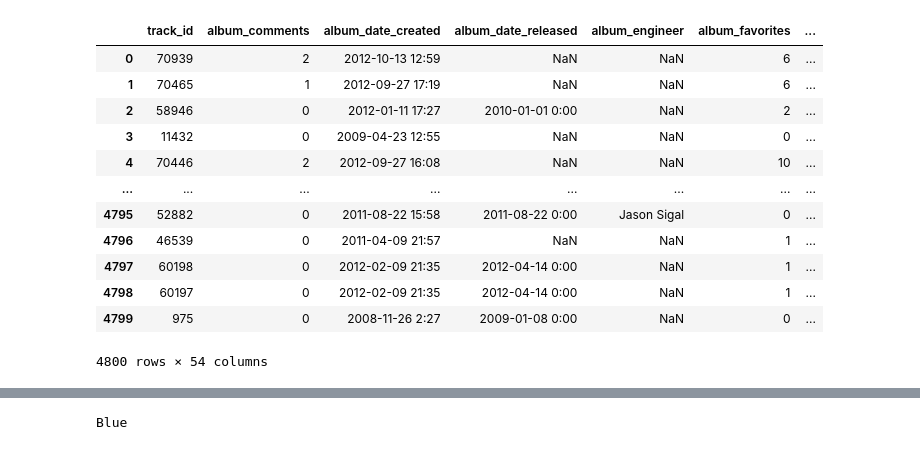
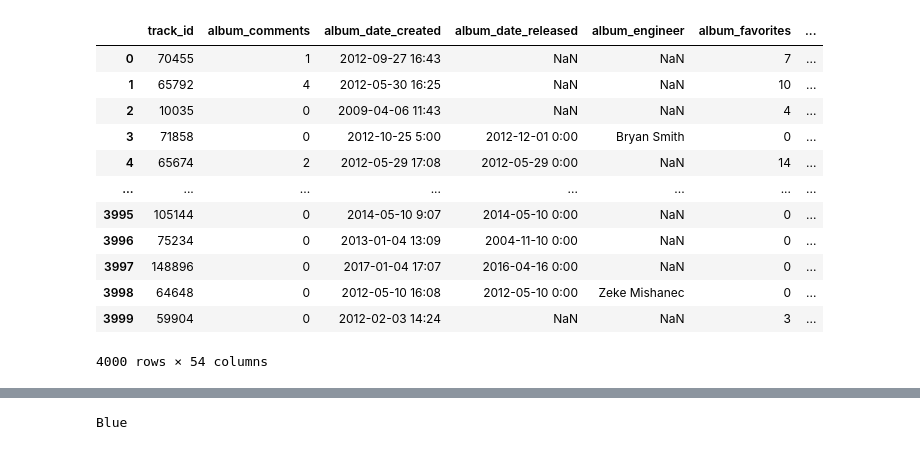
Before and after one commit to AxelCano/Music-Genre, a Jupyter notebook: Feature Extraction new Dataset.ipynb, the cells around one changed output, grey strips where cells are left out. Drawn from its saved outputs; the diff is of its cells as text; code cells hidden in the pictures.

```diff
--- a/Feature Extraction new Dataset.ipynb
+++ b/Feature Extraction new Dataset.ipynb
@@ -7,17 +128,17 @@ import librosa.display
 # %%
-data = pd.read_csv('balance_dataset_v1.csv')
+data = pd.read_csv('balance_dataset_v2.csv')
 data
 # %% [output]
 |  | track_id | album_comments | album_date_created | album_date_released | album_engineer | album_favorites | ... |
-| 0 | 70939 | 2 | 2012-10-13 12:59 | NaN | NaN | 6 | ... |
-| 1 | 70465 | 1 | 2012-09-27 17:19 | NaN | NaN | 6 | ... |
-| 2 | 58946 | 0 | 2012-01-11 17:27 | 2010-01-01 0:00 | NaN | 2 | ... |
-| 3 | 11432 | 0 | 2009-04-23 12:55 | NaN | NaN | 0 | ... |
-| 4 | 70446 | 2 | 2012-09-27 16:08 | NaN | NaN | 10 | ... |
+| 0 | 70455 | 1 | 2012-09-27 16:43 | NaN | NaN | 7 | ... |
+| 1 | 65792 | 4 | 2012-05-30 16:25 | NaN | NaN | 10 | ... |
+| 2 | 10035 | 0 | 2009-04-06 11:43 | NaN | NaN | 4 | ... |
+| 3 | 71858 | 0 | 2012-10-25 5:00 | 2012-12-01 0:00 | Bryan Smith | 0 | ... |
+| 4 | 65674 | 2 | 2012-05-29 17:08 | 2012-05-29 0:00 | NaN | 14 | ... |
 | ... | ... | ... | ... | ... | ... | ... | ... |
-| 4795 | 52882 | 0 | 2011-08-22 15:58 | 2011-08-22 0:00 | Jason Sigal | 0 | ... |
-| 4796 | 46539 | 0 | 2011-04-09 21:57 | NaN | NaN | 1 | ... |
-| 4797 | 60198 | 0 | 2012-02-09 21:35 | 2012-04-14 0:00 | NaN | 1 | ... |
-| 4798 | 60197 | 0 | 2012-02-09 21:35 | 2012-04-14 0:00 | NaN | 1 | ... |
-| 4799 | 975 | 0 | 2008-11-26 2:27 | 2009-01-08 0:00 | NaN | 0 | ... |
+| 3995 | 105144 | 0 | 2014-05-10 9:07 | 2014-05-10 0:00 | NaN | 0 | ... |
+| 3996 | 75234 | 0 | 2013-01-04 13:09 | 2004-11-10 0:00 | NaN | 0 | ... |
+| 3997 | 148896 | 0 | 2017-01-04 17:07 | 2016-04-16 0:00 | NaN | 0 | ... |
+| 3998 | 64648 | 0 | 2012-05-10 16:08 | 2012-05-10 0:00 | Zeke Mishanec | 0 | ... |
+| 3999 | 59904 | 0 | 2012-02-03 14:24 | NaN | NaN | 3 | ... |
-4800 rows × 54 columns
+4000 rows × 54 columns
```
Also changed, not shown: parts of 21 cells of this notebook, 2 other files.
